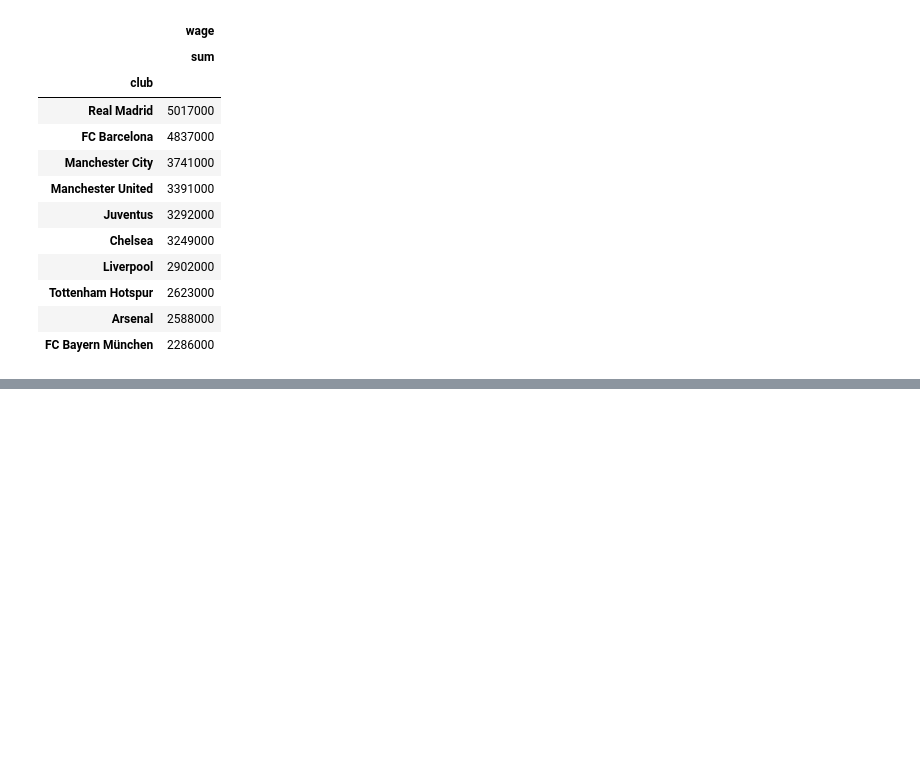
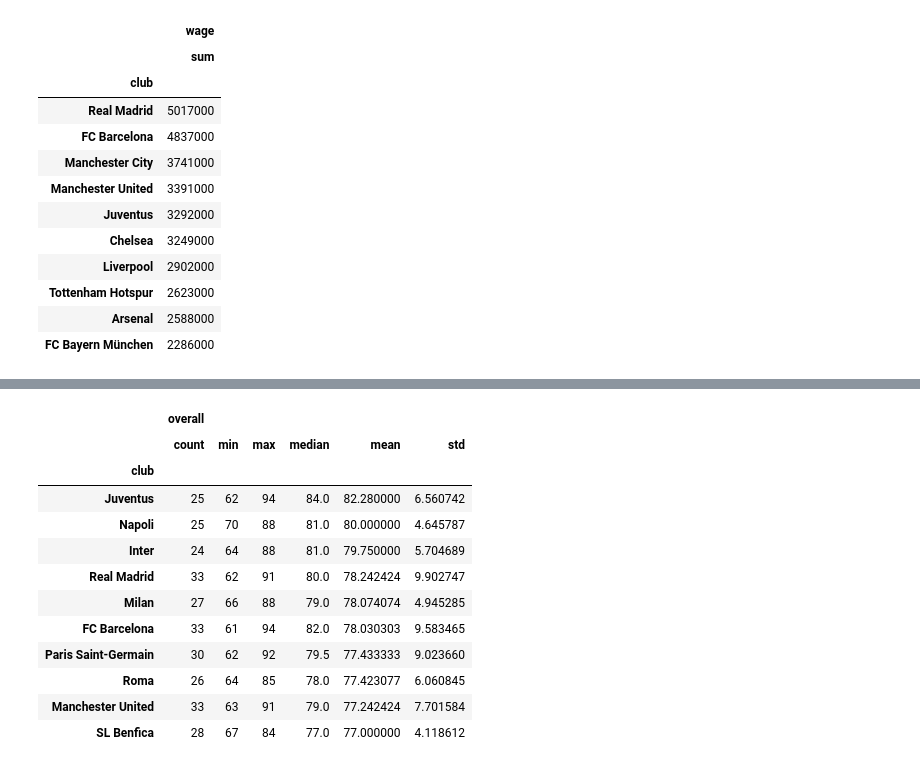
Before and after one commit to Mvital74/datasharing, a Jupyter notebook: exercicio_9.ipynb, the cells around one changed output, grey strips where cells are left out. Cells and saved outputs as stored; diff of their text form; code cells hidden in the pictures; blank space fills up the shorter version.

```diff
--- a/exercicio_9.ipynb
+++ b/exercicio_9.ipynb
@@ -367,0 +408,17 @@ df_gasto_clube.sort_values(('wage', 'sum'), ascending=False).head(10)
+# %%
+df_overall_club = df_fifa18_slice.groupby(['club']).agg({'overall':['count','min', 'max', 'median', 'mean', 'std']})
+df_overall_club.sort_values(('overall', 'mean'), ascending=False).head(10)
+# %% [output]
+|  | overall |  |  |  |  |  |
+|  | count | min | max | median | mean | std |
+| club |  |  |  |  |  |  |
+| Juventus | 25 | 62 | 94 | 84.0 | 82.280000 | 6.560742 |
+| Napoli | 25 | 70 | 88 | 81.0 | 80.000000 | 4.645787 |
+| Inter | 24 | 64 | 88 | 81.0 | 79.750000 | 5.704689 |
+| Real Madrid | 33 | 62 | 91 | 80.0 | 78.242424 | 9.902747 |
+| Milan | 27 | 66 | 88 | 79.0 | 78.074074 | 4.945285 |
+| FC Barcelona | 33 | 61 | 94 | 82.0 | 78.030303 | 9.583465 |
+| Paris Saint-Germain | 30 | 62 | 92 | 79.5 | 77.433333 | 9.023660 |
+| Roma | 26 | 64 | 85 | 78.0 | 77.423077 | 6.060845 |
+| Manchester United | 33 | 63 | 91 | 79.0 | 77.242424 | 7.701584 |
+| SL Benfica | 28 | 67 | 84 | 77.0 | 77.000000 | 4.118612 |
```
Also changed, not shown: parts of 6 cells of this notebook.
